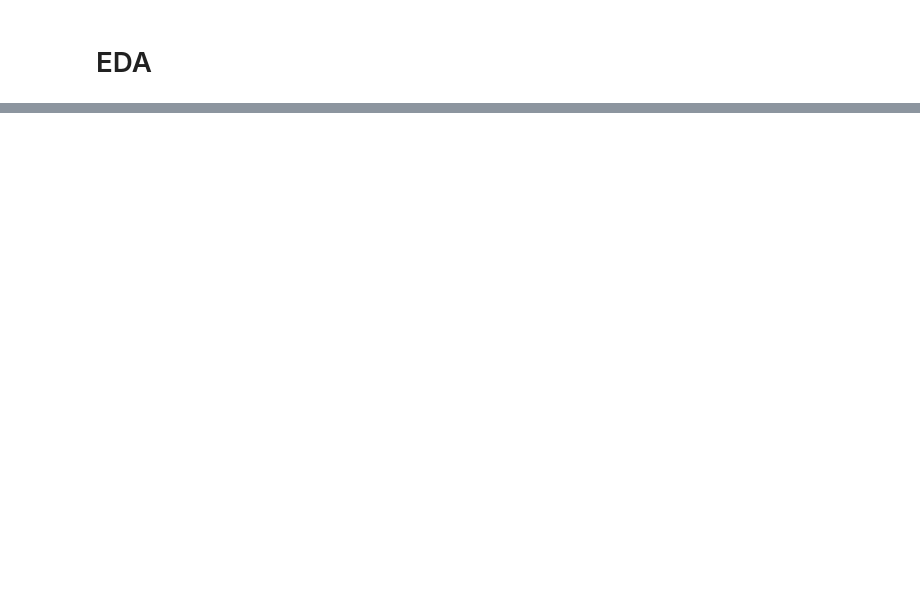
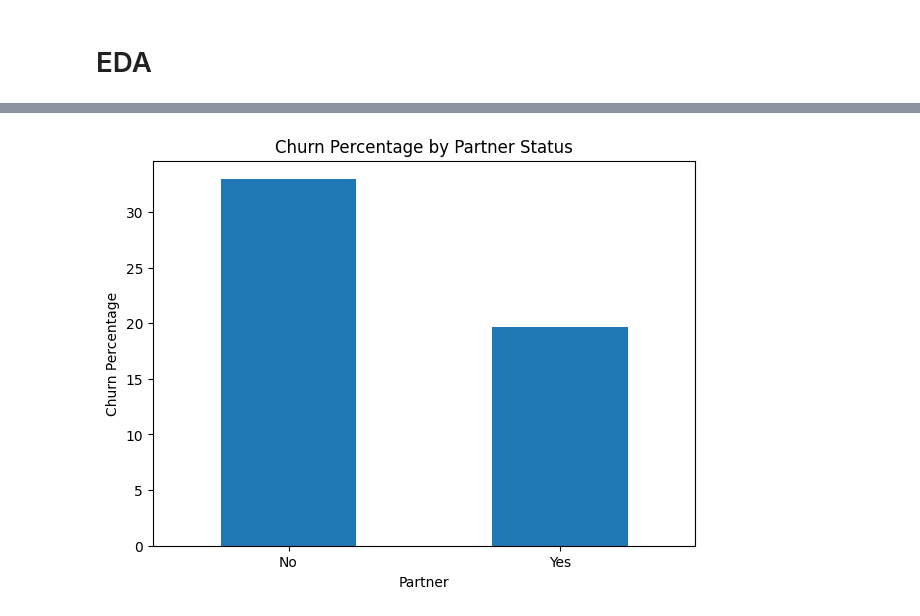
Before and after one commit to dhungarg/Customer-Churn-Prediction, a Jupyter notebook: notebooks/01_Data_Cleaning&EDA.ipynb, the cells around one changed output, grey strips where cells are left out. Saved outputs shown, nothing was run; the diff lists cells and outputs as text; code cells hidden in the pictures; blank space fills up the shorter version.

```diff
--- a/notebooks/01_Data_Cleaning&EDA.ipynb
+++ b/notebooks/01_Data_Cleaning&EDA.ipynb
@@ -126,0 +321,16 @@ plt.show()
+# %%
+partner_churn = pd.crosstab(
+    df["Partner"],
+    df["Churn"],
+    normalize="index"
+) * 100
+
+partner_churn["Yes"].plot(kind="bar", figsize=(7,5))
+
+plt.title("Churn Percentage by Partner Status")
+plt.xlabel("Partner")
+plt.ylabel("Churn Percentage")
+plt.xticks(rotation=0)
+plt.show()
+# %% [output]
+[figure, added]
```
Also changed, not shown: parts of 39 cells of this notebook.
